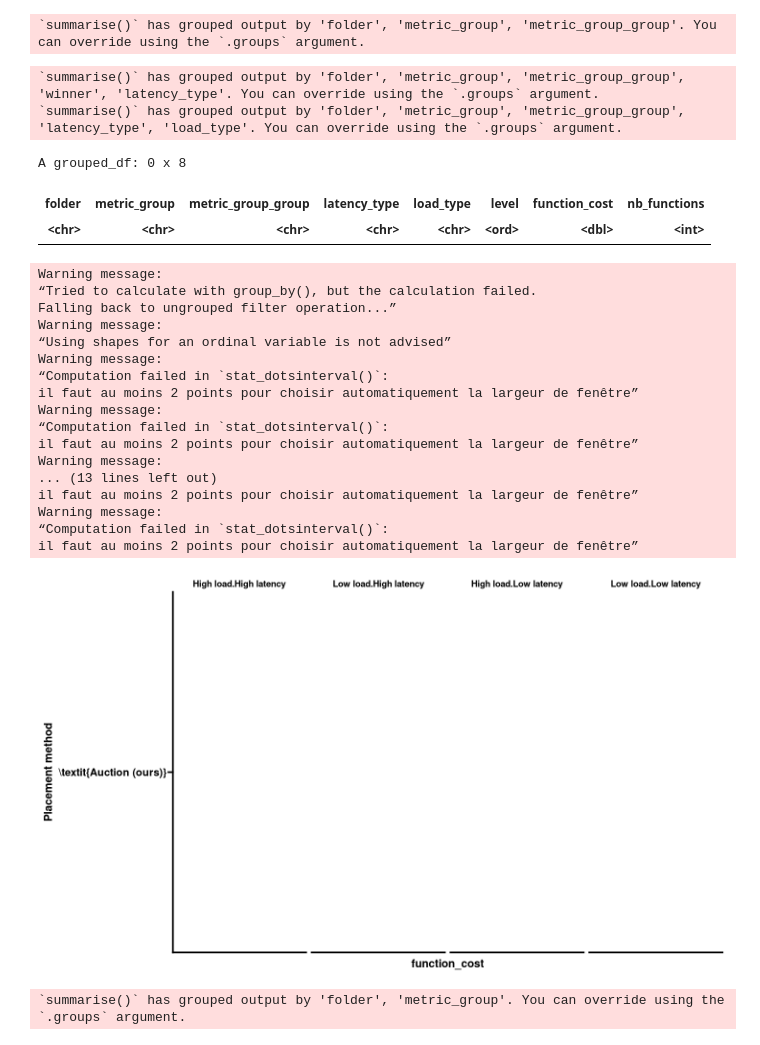
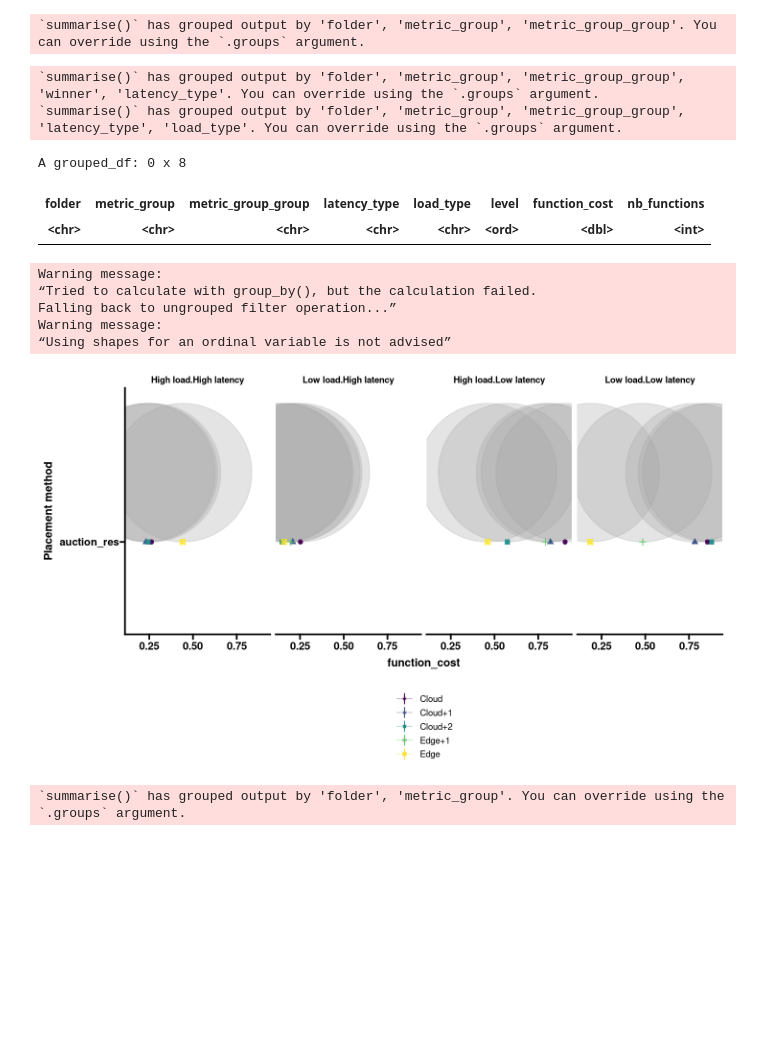
Before and after one commit to VolodiaPG/giraff, a Jupyter notebook: enos/live/experiment.ipynb, the cells around one changed output. Cells and saved outputs as stored; diff of their text form; code cells hidden in the pictures; blank space fills up the shorter version.

```diff
--- a/enos/live/experiment.ipynb
+++ b/enos/live/experiment.ipynb
@@ -30,16 +30,18 @@ Définir une fonction d'utilité au niveau des enchères, par rapport au temps d
 # %%
 METRICS_PATH <- "metrics-arks"
 METRICS_ARKS <- c(
-    "metrics_valuation_rates_test11_1-auction_valuation_rates_no-telemetry_2023-05-10-14-27.tar.xz"
+#    "metrics_valuation_rates_bigger_1-auction_valuation_rates_no-telemetry_2023-05-12-10-45.tar.xz",
+   "metrics_valuation_rates_bigger_1-auction_valuation_resources_no-telemetry_2023-05-16-11-55.tar.xz"
 ) # looks at "./*"
 
 METRICS_GROUP <- c(
-    "auction"
+    # "auction_rate",
+    "auction_res"
 )
 
 METRICS_GROUP_GROUP <- c(
+# "v",
 "v"
-
 )
 length(METRICS_ARKS)
 length(METRICS_GROUP)
@@ -98,6 +118,7 @@ correct_names <- function(x){
                 metric_group == "edge_ward_furthest" ~ "Edge ward furthest",
                 metric_group == "edge_first" ~ "Edge first",
                 metric_group == "edge_furthest" ~ "Edge furthest",
+                TRUE ~ metric_group
           )) %>%
         mutate(metric_group = factor(metric_group, levels = c("edge_ward", "edge_ward_furthest", "edge_first", "edge_furthest", "auction"), ordered = TRUE)) %>%
         # mutate(metric_group_rich = factor(metric_group_rich, levels = unique(metric_group), ordered = TRUE)) %>%
@@ -813,47 +820,36 @@ value_of_bids %>%
         x = function_cost,
         y = `Placement method`,
         color = level,
         shape = level
     )) +
-    stat_dotsinterval(position = "dodge", point_interval = mode_hdci, point_alpha = 0.1) +
+    stat_dotsinterval() +
+    # stat_dotsinterval(position = "dodge", point_interval = mode_hdci, point_alpha = 0.1) +
     gghighlight(metric_group == "auction", unhighlighted_params = list(point_alpha = 0.9, colour = NULL, fill = NULL, alpha = 0.3), label_params = list(linewidth = 10), calculate_per_facet = TRUE) +
     facet_grid(cols = vars(interaction(load_type, latency_type))) +
     #   labs(
     #     x = "Deployment time (ms)",
     #     y = "Placement algorithm",
     #     title = "Deployment time of placement models",
     #     subtitle = "Each point is an experiment run",
     #     color = "Function type",
     #     shape = "Function type",
     #   ) +
     theme(
         legend.position = "bottom",
         legend.direction = "vertical",
     )
 # %% [output]
 `summarise()` has grouped output by 'folder', 'metric_group', 'metric_group_group', 'winner', 'latency_type'. You can override using the `.groups` argument.
 `summarise()` has grouped output by 'folder', 'metric_group', 'metric_group_group', 'latency_type', 'load_type'. You can override using the `.groups` argument.
 A grouped_df: 0 x 8
 | folder | metric_group | metric_group_group | latency_type | load_type | level | function_cost | nb_functions |
 | <chr> | <chr> | <chr> | <chr> | <chr> | <ord> | <dbl> | <int> |
 Warning message:
 “Tried to calculate with group_by(), but the calculation failed.
 Falling back to ungrouped filter operation...”
 Warning message:
 “Using shapes for an ordinal variable is not advised”
-Warning message:
-“Computation failed in `stat_dotsinterval()`:
-il faut au moins 2 points pour choisir automatiquement la largeur de fenêtre”
-Warning message:
-“Computation failed in `stat_dotsinterval()`:
-il faut au moins 2 points pour choisir automatiquement la largeur de fenêtre”
-Warning message:
-... (13 lines left out)
-il faut au moins 2 points pour choisir automatiquement la largeur de fenêtre”
-Warning message:
-“Computation failed in `stat_dotsinterval()`:
-il faut au moins 2 points pour choisir automatiquement la largeur de fenêtre”
-[figure, old version]
+[figure, new version]
 # %%
 grand_total_gains <- bids_won_function %>%
     group_by(folder, metric_group, metric_group_group) %>%
```
Also changed, not shown: parts of 19 cells of this notebook, 34 other files.
